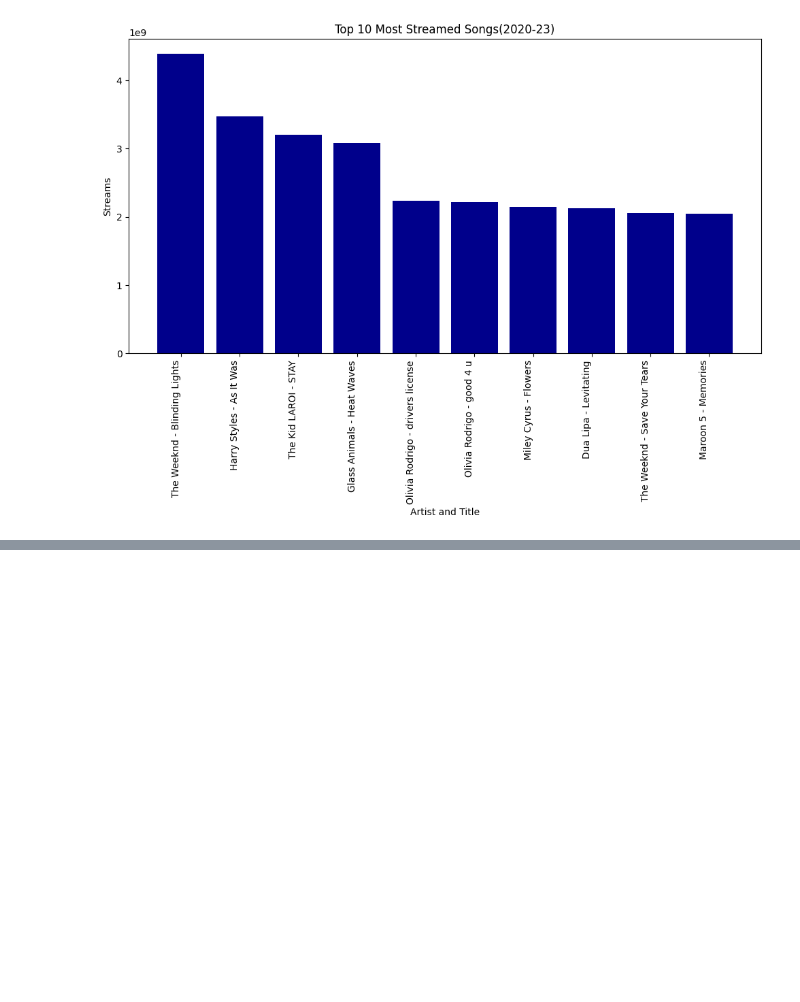
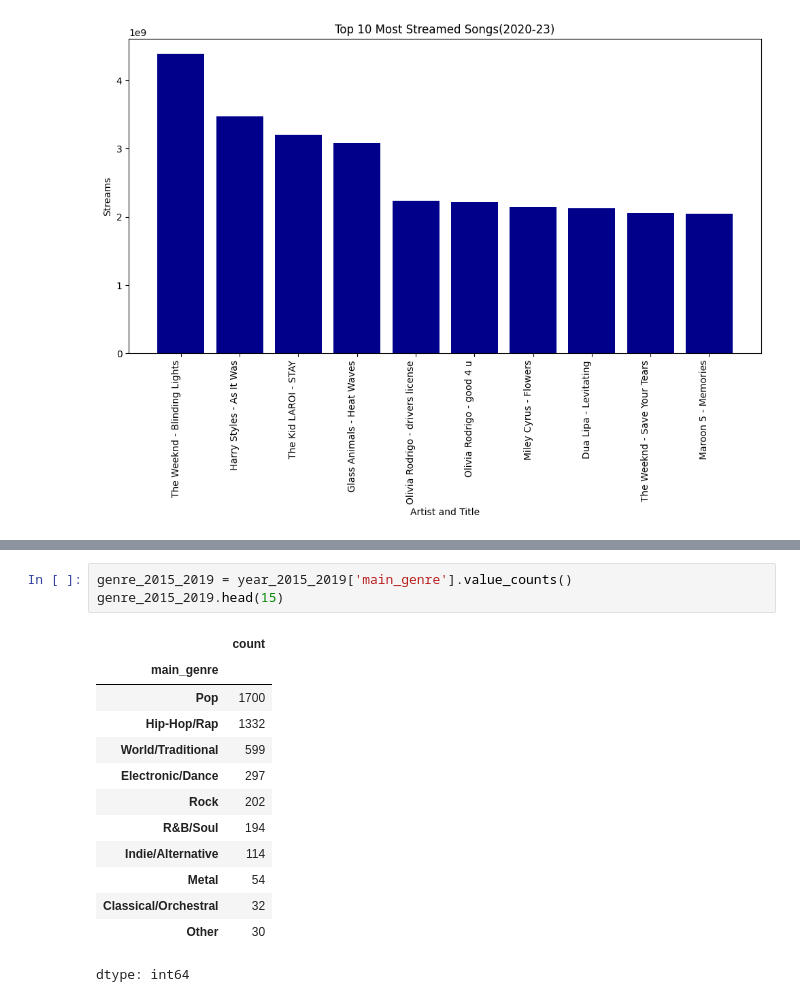
Before and after one commit to JTenaSan/CS3120_EDA_Jesus-Tena, a Jupyter notebook: Spotify_EDA_Jesus_Tena.ipynb, the cells around one changed output, grey strips where cells are left out. Drawn from its saved outputs; the diff is of its cells as text; blank space fills up the shorter version.

```diff
--- a/Spotify_EDA_Jesus_Tena.ipynb
+++ b/Spotify_EDA_Jesus_Tena.ipynb
@@ -368,0 +413,17 @@ _ = plt.xticks(rotation=90, ha='right')
+# %%
+genre_2015_2019 = year_2015_2019['main_genre'].value_counts()
+genre_2015_2019.head(15)
+# %% [output]
+|  | count |
+| main_genre |  |
+| Pop | 1700 |
+| Hip-Hop/Rap | 1332 |
+| World/Traditional | 599 |
+| Electronic/Dance | 297 |
+| Rock | 202 |
+| R&B/Soul | 194 |
+| Indie/Alternative | 114 |
+| Metal | 54 |
+| Classical/Orchestral | 32 |
+| Other | 30 |
+dtype: int64
```
Also changed, not shown: parts of 6 cells of this notebook.
